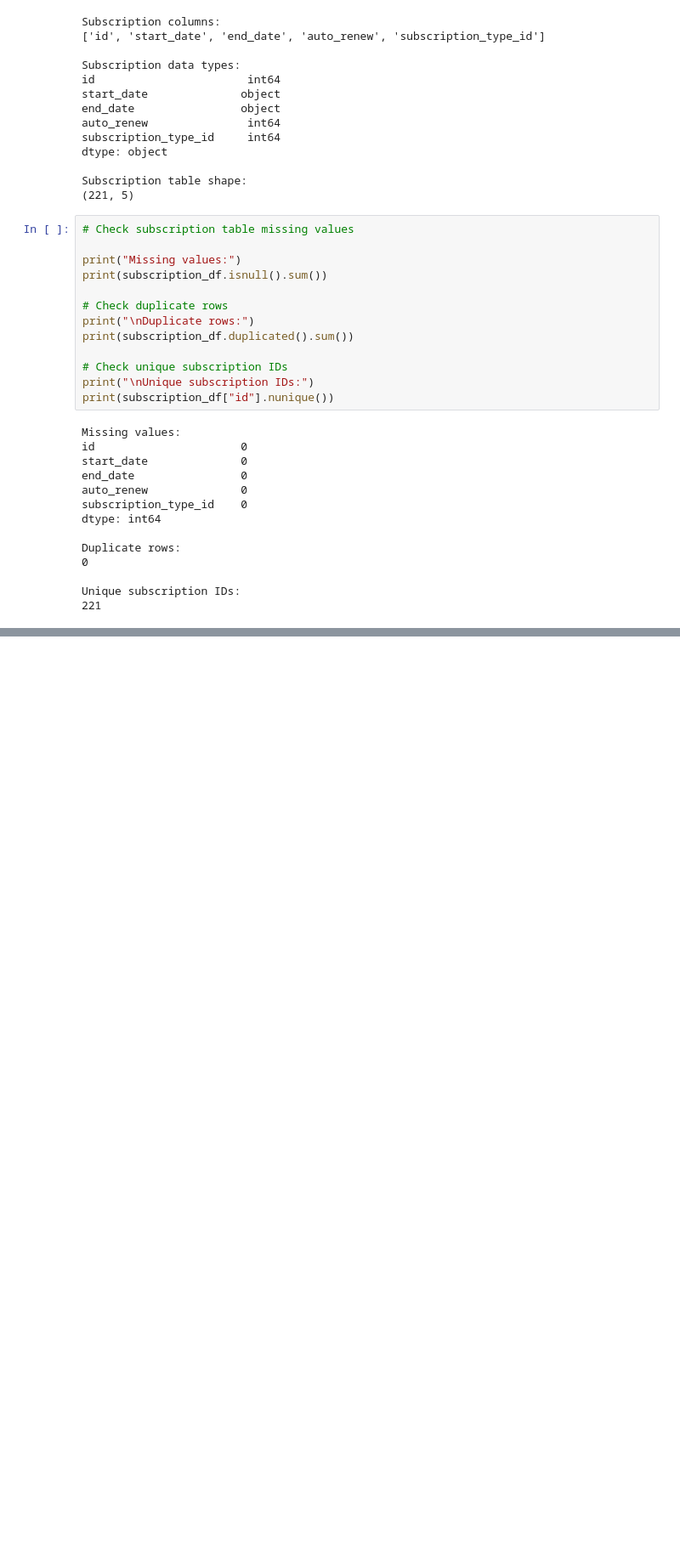
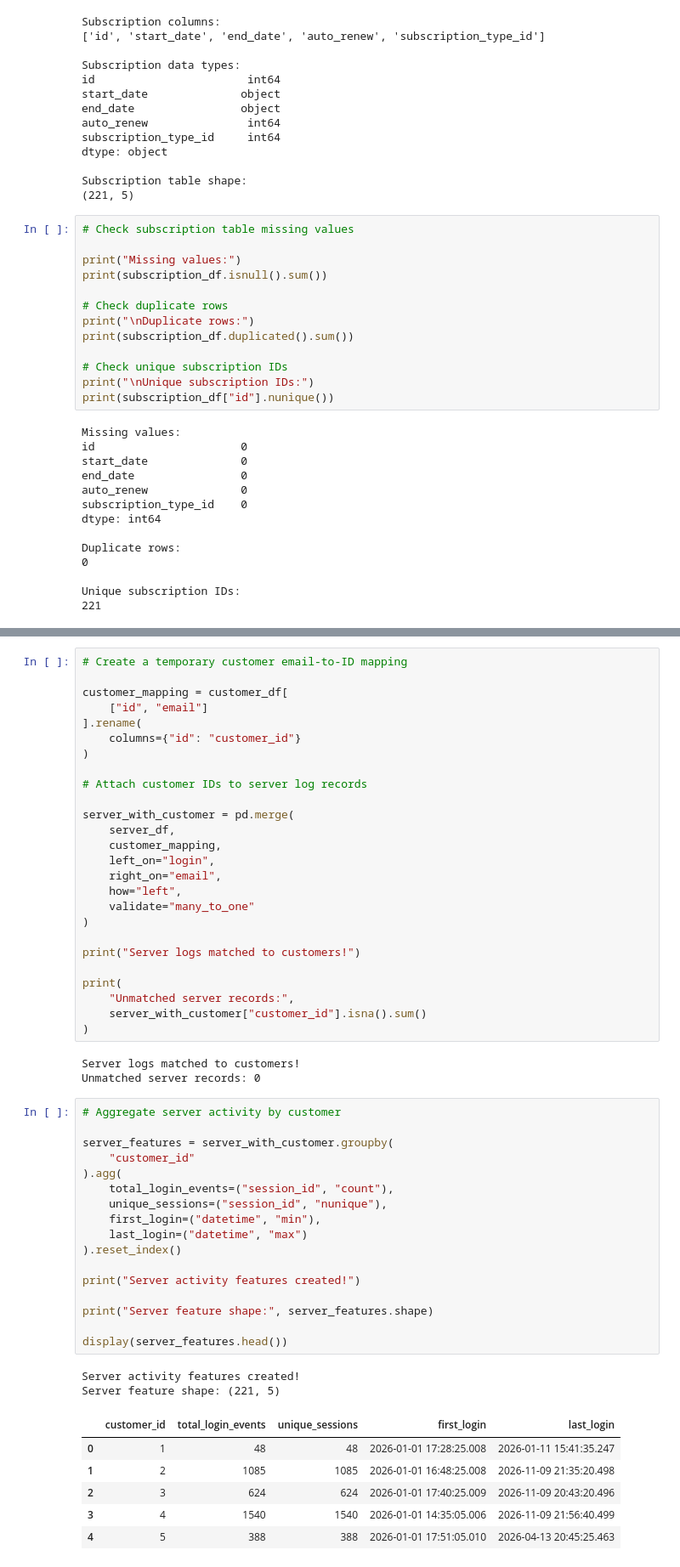
Before and after one commit to ashwinkumar1103/P1G7, a Jupyter notebook: ETLPipeline.ipynb, the cells around one changed output, grey strips where cells are left out. Shown at 85% size. Cells and saved outputs as stored; diff of their text form; blank space fills up the shorter version.

```diff
--- a/ETLPipeline.ipynb
+++ b/ETLPipeline.ipynb
@@ -425,0 +898,55 @@ Unique subscription IDs:
+# %%
+# Create a temporary customer email-to-ID mapping
+
+customer_mapping = customer_df[
+    ["id", "email"]
+].rename(
+    columns={"id": "customer_id"}
+)
+
+# Attach customer IDs to server log records
+
+server_with_customer = pd.merge(
+    server_df,
+    customer_mapping,
+    left_on="login",
+    right_on="email",
+    how="left",
+    validate="many_to_one"
+)
+
+print("Server logs matched to customers!")
+
+print(
+    "Unmatched server records:",
+    server_with_customer["customer_id"].isna().sum()
+)
+# %% [output]
+Server logs matched to customers!
+Unmatched server records: 0
+# %%
+# Aggregate server activity by customer
+
+server_features = server_with_customer.groupby(
+    "customer_id"
+).agg(
+    total_login_events=("session_id", "count"),
+    unique_sessions=("session_id", "nunique"),
+    first_login=("datetime", "min"),
+    last_login=("datetime", "max")
+).reset_index()
+
+print("Server activity features created!")
+
+print("Server feature shape:", server_features.shape)
+
+display(server_features.head())
+# %% [output]
+Server activity features created!
+Server feature shape: (221, 5)
+|  | customer_id | total_login_events | unique_sessions | first_login | last_login |
+| 0 | 1 | 48 | 48 | 2026-01-01 17:28:25.008 | 2026-01-11 15:41:35.247 |
+| 1 | 2 | 1085 | 1085 | 2026-01-01 16:48:25.008 | 2026-11-09 21:35:20.498 |
+| 2 | 3 | 624 | 624 | 2026-01-01 17:40:25.009 | 2026-11-09 20:43:20.496 |
+| 3 | 4 | 1540 | 1540 | 2026-01-01 14:35:05.006 | 2026-11-09 21:56:40.499 |
+| 4 | 5 | 388 | 388 | 2026-01-01 17:51:05.010 | 2026-04-13 20:45:25.463 |
```
Also changed, not shown: parts of 47 cells of this notebook.
